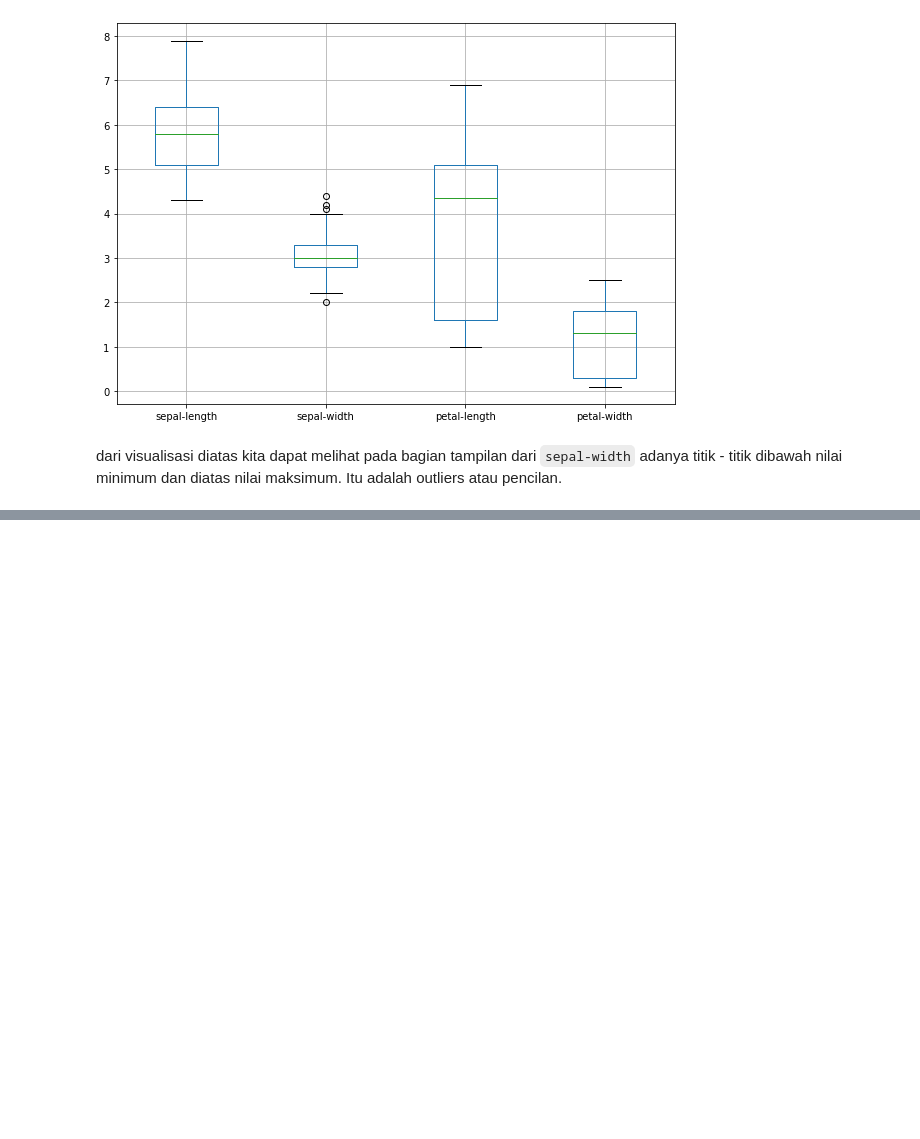
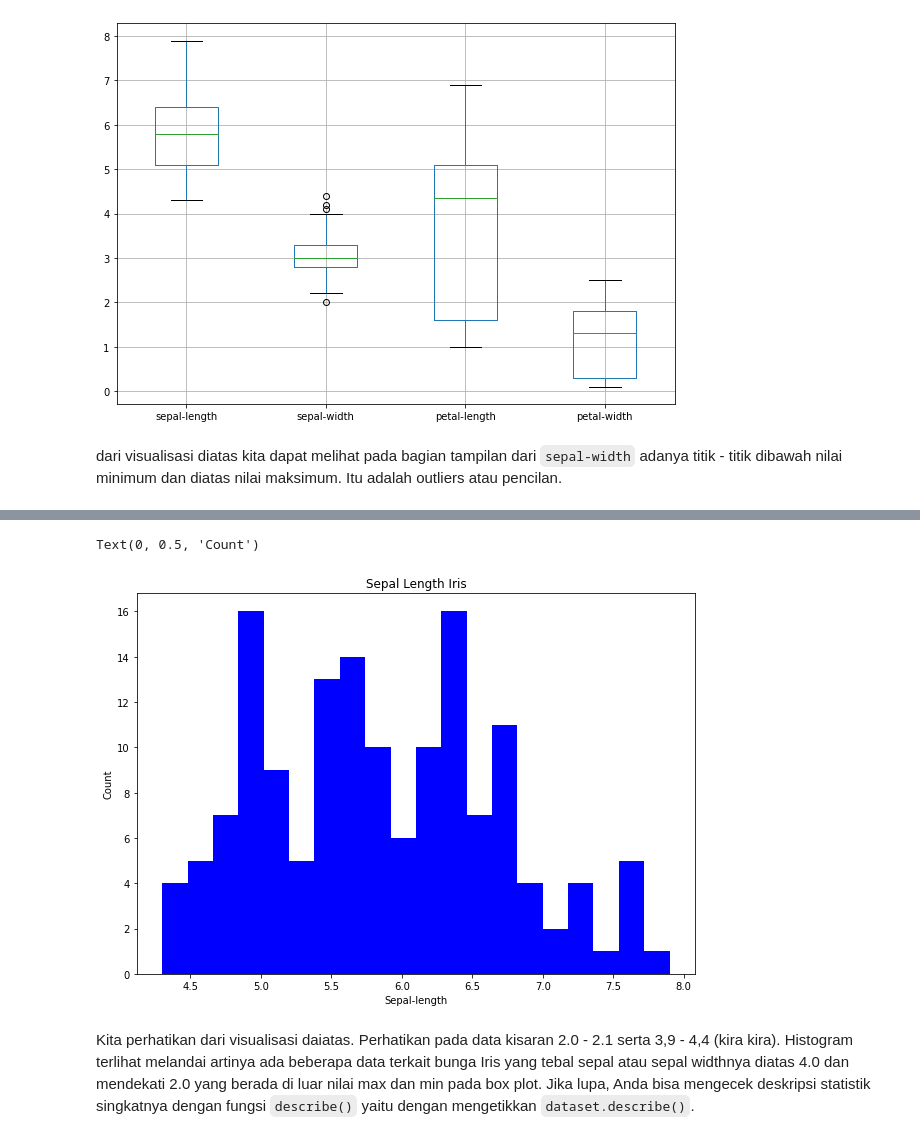
Before and after one commit to gustianh/pda-maroon, a Jupyter notebook: Exploratory Data Analysis Part 2.ipynb, the cells around one changed output, grey strips where cells are left out. Drawn from its saved outputs; the diff is of its cells as text; code cells hidden in the pictures; blank space fills up the shorter version.

Commit message:
penjelasan histogram outlier

```diff
--- a/Exploratory Data Analysis Part 2.ipynb
+++ b/Exploratory Data Analysis Part 2.ipynb
@@ -68,0 +97,13 @@ dari visualisasi diatas kita dapat melihat pada bagian tampilan dari `sepal-widt
+# %%
+# histogram
+plt.figure(figsize = (10, 7))
+x = data_iris["sepal-length"]
+plt.hist(x, bins = 20, color = "blue")
+plt.title("Sepal Length Iris")
+plt.xlabel("Sepal-length")
+plt.ylabel("Count")
+# %% [output]
+Text(0, 0.5, 'Count')
+[figure, added]
+# %% [markdown]
+Kita perhatikan dari visualisasi daiatas.  Perhatikan pada data kisaran 2.0 - 2.1 serta 3,9 - 4,4 (kira kira). Histogram terlihat melandai artinya ada beberapa data terkait bunga Iris yang tebal sepal atau sepal widthnya diatas 4.0 dan mendekati 2.0 yang berada di luar nilai max dan min pada box plot. Jika lupa, Anda bisa mengecek deskripsi statistik singkatnya dengan fungsi `describe()` yaitu dengan mengetikkan `dataset.describe()`.
```
Also changed, not shown: parts of 1 cell of this notebook.
